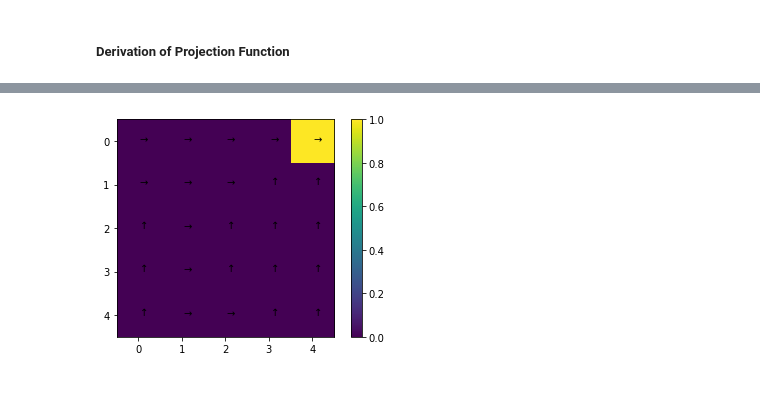
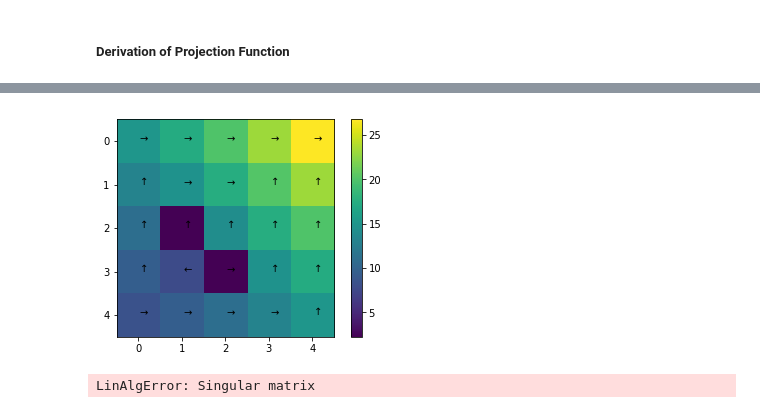
Before and after one commit to akhshah/cvxproj, a Jupyter notebook: GridWorld.ipynb, the cells around one changed output, grey strips where cells are left out. Saved outputs shown, nothing was run; the diff lists cells and outputs as text; code cells hidden in the pictures.

Commit message:
examples, duals

```diff
--- a/GridWorld.ipynb
+++ b/GridWorld.ipynb
@@ -400,5 +462,6 @@ def Grid_world(Row,Col,Prob):
 # %%
 def valitr(P, R, discount, eps):
+    start_time = time.time()
     numOfStates = P.shape[2]
     numOfActions = P.shape[0]
     stateVals = np.zeros(numOfStates)
@@ -406,8 +469,10 @@ def valitr(P, R, discount, eps):
     #df is the stopping criteria
     df = np.zeros(1)
     df[0] = 1
+    num_iter=0
     while la.norm(df,2) > eps:
         stateValsNew = np.zeros(P.shape[2])
+        num_iter+=1
         #for each state maximize the value
         for s in range(numOfStates):
             maxVal = -np.inf;
@@ -426,5 +491,5 @@ def valitr(P, R, discount, eps):
         stateVals = stateValsNew
 
     stateVals = np.resize(stateVals, (numOfStates,1))
-
-    return stateVals, bestAction
+    elapsed_time = time.time() - start_time
+    return stateVals, bestAction, num_iter, elapsed_time
@@ -643,8 +708,8 @@ def interiorPoint(A, b, discount, eps, alpha, stateValsOpt):
     stateVals, error = findOptimalSolution(A,b,xF,alpha,eps, stateValsOpt)
     return stateVals, error
 # %%
-def plotGridWorld(R, bestAction, Rows, Columns):
-    imgData = np.resize(R,[Rows, Columns]);
+def plotGridWorld(Vals, bestAction, Rows, Columns):
+    imgData = np.resize(Vals,[Rows, Columns]);
     imgData = np.flipud(imgData);
     plt.imshow(imgData, interpolation='nearest')
     bestAction = np.resize(bestAction,[Rows, Columns])
@@ -664,6 +729,12 @@ def plotGridWorld(R, bestAction, Rows, Columns):
 
     plt.colorbar()
     plt.show()
+def Grid_Map(R, Rows, Columns):
+    imgData = np.resize(R,[Rows, Columns]);
+    imgData = np.flipud(imgData);
+    plt.imshow(imgData, interpolation='nearest')
+    plt.colorbar()
+    plt.show()
 # %% [markdown]
 ### Examples
 
@@ -670 +742,5 @@ def plotGridWorld(R, bestAction, Rows, Columns):
 In the first example we use a 5 by 5 grid world example to compare the required number of iterations for different methods to achieve a desired tolerance level. The agent starts from the bottom left grid and its aim is to reach the top left grid while avoiding some of the intermediate grids. We solve this problem using (1) value iteration, (2) policy iteration, (3) simplex method, (4) cvxpy with SCS,ECOS and CVXOPT solvers, (5) projected gradient descent, (6) accelerated projected gradient descent and (7) interior point method. We assume that the agent takes the chosen action with probability 0.8, and we use the discount factor of 0.9. The desired tolerance is $10^{-7}$.
+# %%
+rows,columns,prob,discount,tol=5,5,0.8,0.9,1e-7 # Parameters for the example
+A,b,c,P_0=Primal_parameters_1(rows,columns,prob,discount,tol) # Compute constraints
+Grid_Map(b[0:P_0.shape[1]], rows, columns)
@@ -671,16 +749,17 @@ In the first example we use a 5 by 5 grid world example to compare the required
 # %%
-rows,columns,prob,discount,tol=5,5,0.8,0.9,1e-7
-A,b,c,P_0=example(rows,columns,prob,discount,tol)
-valit_val, bestAction = valitr(P_0, b, discount, tol) # Value Iteration
-polyit_val, bestAction2,error = policyitr(P_0, b[0:P_0.shape[1]], discount, tol) # Policy Iteration
+polyit_val, bestAction2,error_pol, num_iter_pol, time_pol = policyitr(P_0, b[0:P_0.shape[1]], discount, tol) # Policy Iteration
+valit_val, bestAction,num_iter_val, time_val = valitr(P_0, b, discount, tol) # Value Iteration
+start_time = time.time()
 res = linprog(c, -A, -b, A_eq=None, b_eq=None, bounds=None, method='simplex',\
               callback=None, options={'disp': False, 'bland': False, 'tol': tol, 'maxiter': 1000}) # Simplex
-ecos_val=ECOS_Primal(A,b,c,P_0,tol) # ECOS Primal
-scs_val=SCS_Primal(A,b,c,P_0,tol) # SCS Primal
-cvxopt_val=CVXOPT_Primal(A,b,c,P_0,tol) # CVXOPT Primal
-projgrad_val, projgrad_error, projgrad_iter = descent(graddes, "gradient", vals+100, A, b, 1, tol, valit_val) # Projected Gradient
-accgrad_val, accgrad_error, accgrad_iter = descent(accelgrad, "accelerated", vals+100, A, b, 1e-1, tol, valit_val) # Accelerated Gradient Descent
+elapsed_time = time.time() - start_time
+obj_ecos_p, ecos_val_p, time_ecos_p=ECOS_Primal(A,b,c,tol) # ECOS Primal
+obj_scs_p, scs_val_p, time_scs_p=SCS_Primal(A,b,c,tol) # SCS Primal
+obj_cvx_p, cvx_val_p, time_cvx_p=CVXOPT_Primal(A,b,c,tol) # CVXOPT Primal
+plotGridWorld(polyit_val, bestAction2, rows, columns)
+projgrad_val, projgrad_error, projgrad_iter = descent(graddes, "gradient", valit_val+100, A, b, 1, tol, valit_val) # Projected Gradient
+accgrad_val, accgrad_error, accgrad_iter = descent(accelgrad, "accelerated", valit_val+100, A, b, 1e-1, tol, valit_val) # Accelerated Gradient Descent
 interior_val, interior_error=interiorPoint(A, b, discount, tol, 0.01, valit_val) # Interior Point Method
-plotGridWorld(b[0:P_0.shape[1]], bestAction2, rows, columns)
 # %% [output]
-[figure, old version]
+[figure, new version]
+LinAlgError: Singular matrix
```
Also changed, not shown: parts of 20 cells of this notebook.
